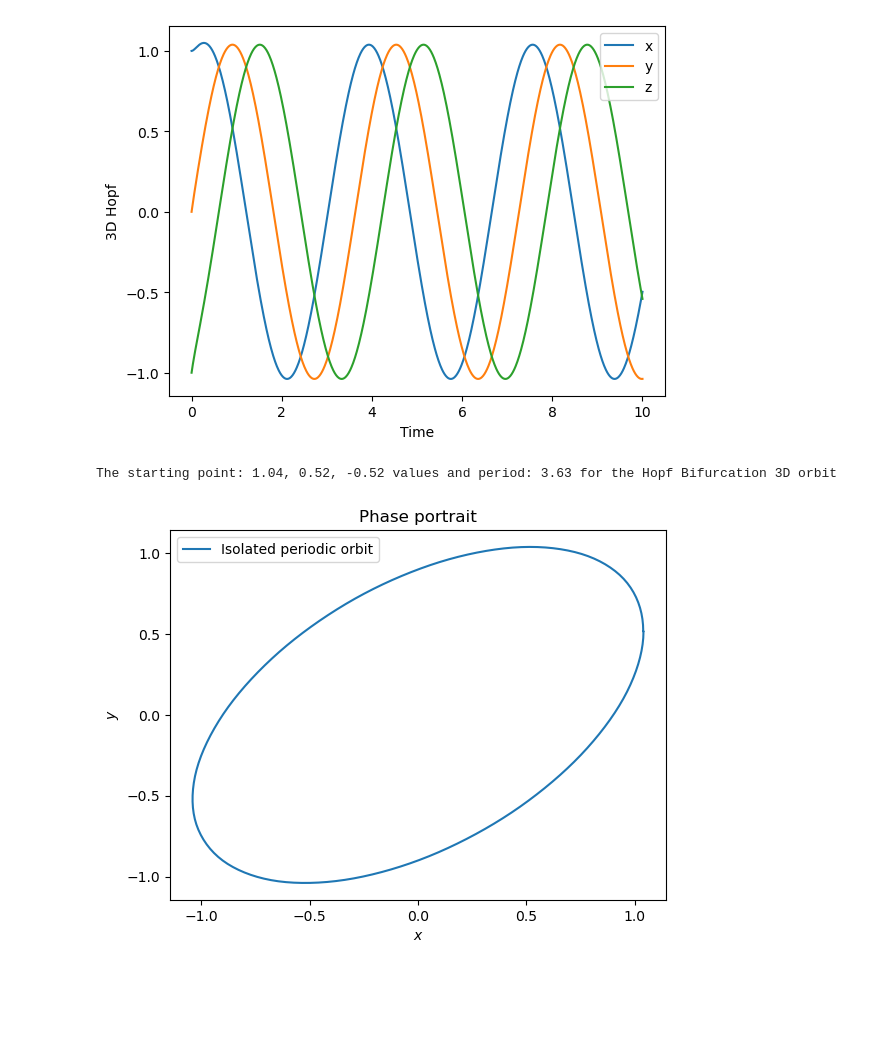
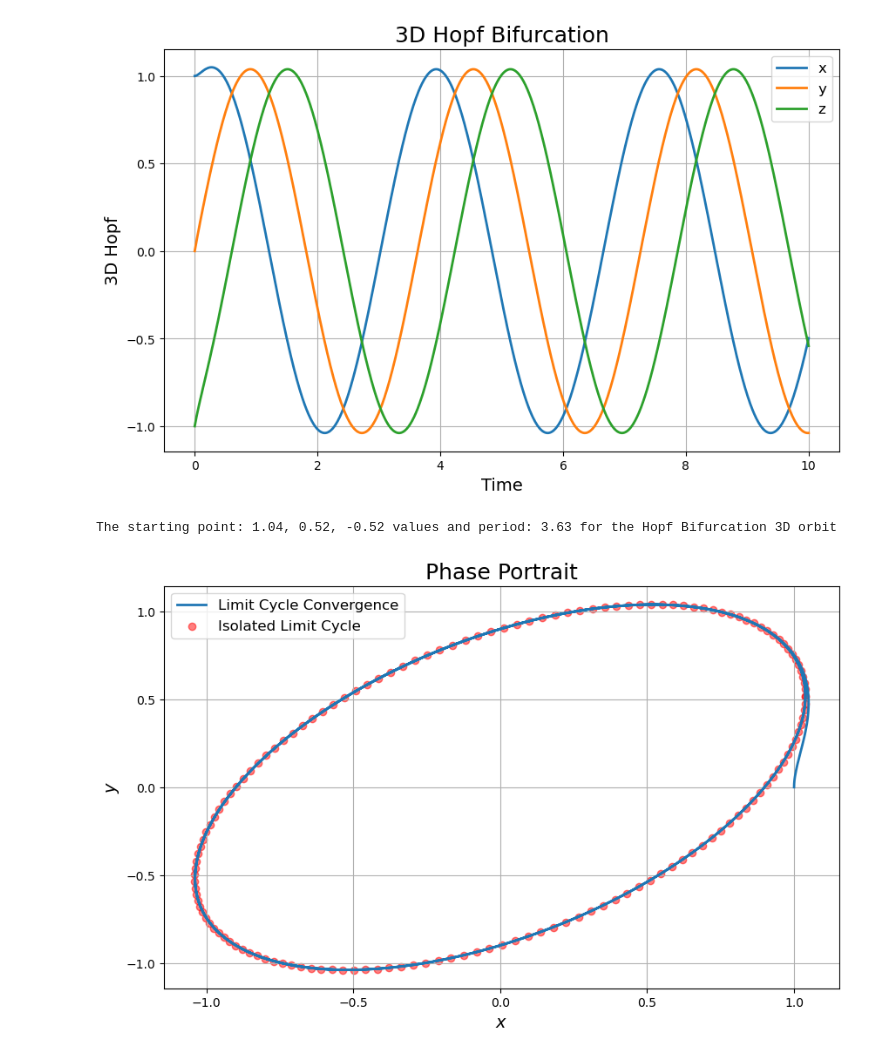
Before and after one commit to edatkinson/Scientific-Computing-3rd-Year-Project, a Jupyter notebook: Work/Report.ipynb, the cells around one changed output. Saved outputs shown, nothing was run; the diff lists cells and outputs as text; code cells hidden in the pictures; blank space fills up the shorter version.

```diff
--- a/Work/Report.ipynb
+++ b/Work/Report.ipynb
@@ -105,28 +91,31 @@ Parameter boundary reached or exceeded.
 # %%
 # %%
 
 #Question 2:
 from Equations_Functions import hopf_bifurcation_3d
 
 # (a) For β = 1, use a numerical integrator to calculate the solution for 0 ≤ t ≤ 10 with
 # initial conditions x(0) = 1, y(0) = 0, and z(0) = −1. Plot the resulting time series
 # as the trajectory converges onto a limit cycle, showing x, y, and z again
 
 pars = [1] # beta
 y0 = np.array([1, 0, -1])
 T = 10
 t = np.linspace(0, T, 1000)
 sol = solve_ode(hopf_bifurcation_3d, y0, t, "rk4", 0.01, pars)
 
-plt.plot(t, sol[0, :], label='x')
-plt.plot(t, sol[1, :], label='y')
-plt.plot(t, sol[2, :], label='z')
-plt.xlabel('Time')
-plt.ylabel('3D Hopf')
-plt.legend()
+plt.figure(figsize=(10, 6))
+plt.plot(t, sol[0, :], label='x', linewidth=2)
+plt.plot(t, sol[1, :], label='y', linewidth=2)
+plt.plot(t, sol[2, :], label='z', linewidth=2)
+plt.xlabel('Time', fontsize=14)
+plt.ylabel('3D Hopf', fontsize=14)
+plt.title('3D Hopf Bifurcation', fontsize=18)
+plt.legend(fontsize=12)
+plt.grid(True)
 plt.show()
 # %% [output]
-[figure, old version]
+[figure, new version]
 # %%
 # %%
 
@@ -139,16 +128,22 @@ from bvp_and_shooting import phase_condition, shoot, limit_cycle_finder, phase_p
 
 pars = [1] # beta
 y0 = np.array([1, 0, -1, 4])
-sol = limit_cycle_finder(hopf_bifurcation_3d, y0,phase_condition,pars,test=False)
-cycle = orbit(hopf_bifurcation_3d, sol[:-1], sol[-1], pars)
-print(f'The starting point: {", ".join([f"{val:.2f}" for val in sol[:-1]])} values and period: {sol[-1]:.2f} for the Hopf Bifurcation 3D orbit')
-fig1 = phase_portrait_plotter(cycle) #plot the limit cycle
+sol_lm = limit_cycle_finder(hopf_bifurcation_3d, y0,phase_condition,pars,test=False)
+cycle, t = orbit(hopf_bifurcation_3d, sol_lm[:-1], sol_lm[-1], pars)
+print(f'The starting point: {", ".join([f"{val:.2f}" for val in sol_lm[:-1]])} values and period: {sol_lm[-1]:.2f} for the Hopf Bifurcation 3D orbit')
+
+plt.figure(figsize=(10, 6))
+plt.plot(sol[0, :], sol[1, :], label='Limit Cycle Convergence', linewidth=2, linestyle='-')
+plt.scatter(cycle[0, :], cycle[1, :], label='Isolated Limit Cycle', c='red',alpha=0.5)
+plt.xlabel('$x$', fontsize=14)
+plt.ylabel('$y$', fontsize=14)
+plt.title('Phase Portrait', fontsize=18)
+plt.legend(fontsize=12)
+plt.grid(True)
 plt.show()
-# Need to verify that this is the limit cycle found in a)
-# How to do this?
 # %% [output]
 The starting point: 1.04, 0.52, -0.52 values and period: 3.63 for the Hopf Bifurcation 3D orbit
-[figure, old version]
+[figure, new version]
 # %%
 # %%
 
```
Also changed, not shown: parts of 11 cells of this notebook.
